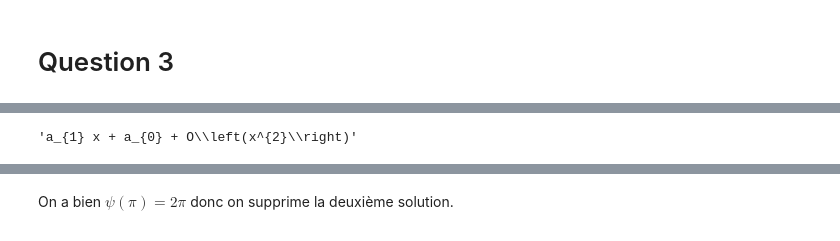
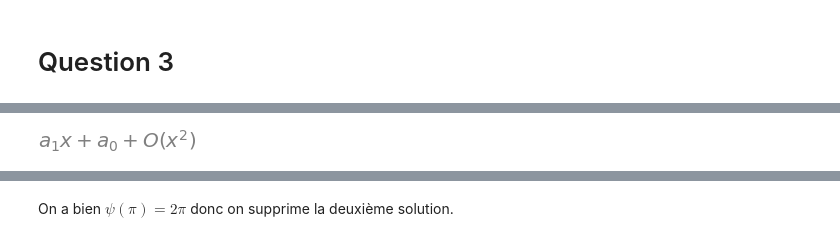
Before and after one commit to Languisher/Projects-2023, a Jupyter notebook: Projet_Topo/projet.ipynb, the cells around one changed output, grey strips where cells are left out. Cells and saved outputs as stored; diff of their text form; code cells hidden in the pictures.

```diff
--- a/Projet_Topo/projet.ipynb
+++ b/Projet_Topo/projet.ipynb
@@ -43,9 +74,9 @@ plot_implicit(h(x, y), (x, -3*pi, 3*pi), (y, -3*pi, 3*pi),aspect_ratio=(1,1))
 # %%
 a0, a1, a2, a3 = symbols('a_0 a_1 a_2 a_3 ')
 DL = a0+a1*x + O(x**2)
-latex(DL)
+DL
 # %% [output]
-'a_{1} x + a_{0} + O\\left(x^{2}\\right)'
+[figure, added]
 # %%
 DL2 = series(h(x+pi, DL+2*pi), x, 0, 2)
 DL2
```
Also changed, not shown: parts of 13 cells of this notebook.
